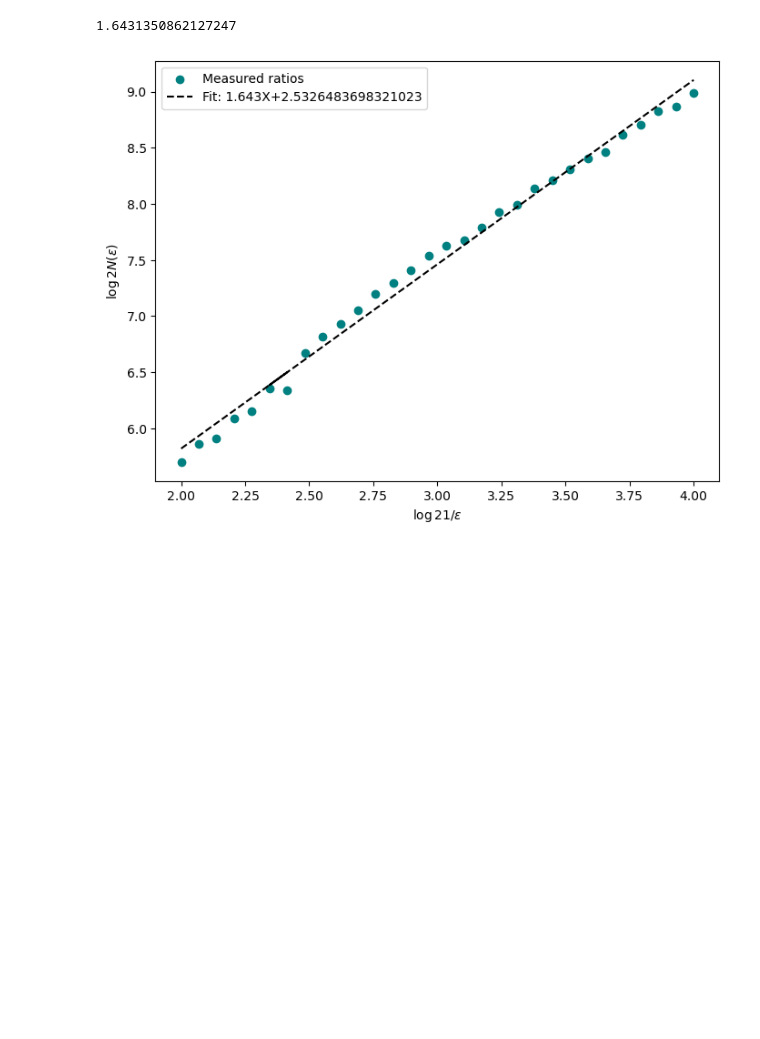
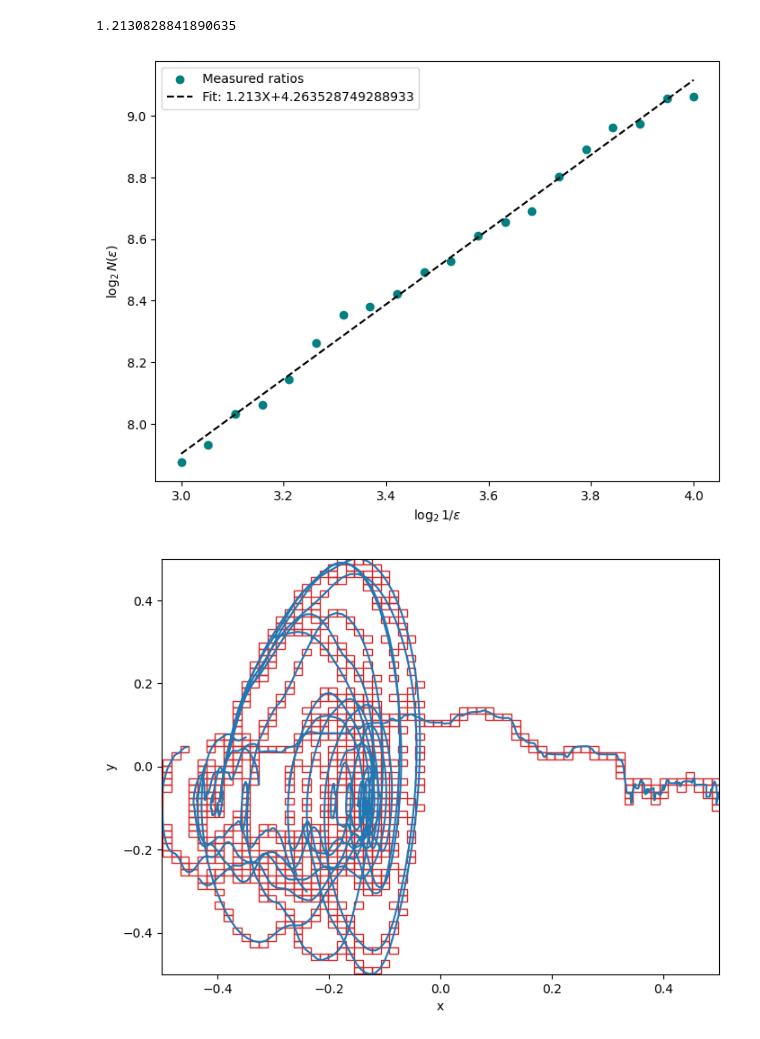
Before and after one commit to HuangYujun-JunkyTalent/DataDrivenSafetyFilter, a Jupyter notebook: DatasetAnalysis.ipynb, the cells around one changed output. Cells and saved outputs as stored; diff of their text form; code cells hidden in the pictures; blank space fills up the shorter version.

```diff
--- a/DatasetAnalysis.ipynb
+++ b/DatasetAnalysis.ipynb
@@ -145,9 +195,28 @@ print(d)
 # %%
-d, log_N, log_inverse_size = fractal_dimension(locs=locs, region_min=region_min, region_max=region_max, max_box_size=-2, min_box_size=-4.0, n_offsets=50, n_samples=30, plot=True)
+d, log_N, log_inverse_size = fractal_dimension(locs=locs, region_min=normalized_regin_min, region_max=normalized_regin_max, max_box_size=-3.0, min_box_size=-4.0, n_offsets=20, n_samples=20, plot=True)
 print(d)
 # %% [output]
-1.6431350862127247
+1.2130828841890635
-[figure, old version]
+[figure, new version]
+# %%
+from tools.FractalDimension import plot_squares
+from tools.dataset_analyse import get_datasets_hankel_matrix_list
+
+
+H_uy_noised_list, _ = get_datasets_hankel_matrix_list(io_data_list=dataset_list_for_seg, lag=lag_fractal, L=L_fractal)
+locs_list = [np.array(H_uy_noised[m:].T) for H_uy_noised in H_uy_noised_list]
+locs_all = np.vstack(locs_list)
+region_min = np.min(locs_all, axis=0)
+region_max = np.max(locs_all, axis=0)
+locs_list = normalize_locs_list(locs_list, region_min, region_max)
+locs_all = np.vstack(locs_list)
+normalized_regin_min = np.min(locs_all, axis=0)
+normalized_regin_max = np.max(locs_all, axis=0)
+
+
+plot_squares(locs_list=locs_list, scale=-6, region_min=normalized_regin_min, region_max=normalized_regin_max, n_offsets=30)
+# %% [output]
+[figure, added]
 # %%
 # parameters used for analysing dataset
 
```
Also changed, not shown: parts of 11 cells of this notebook, 5 other files.
